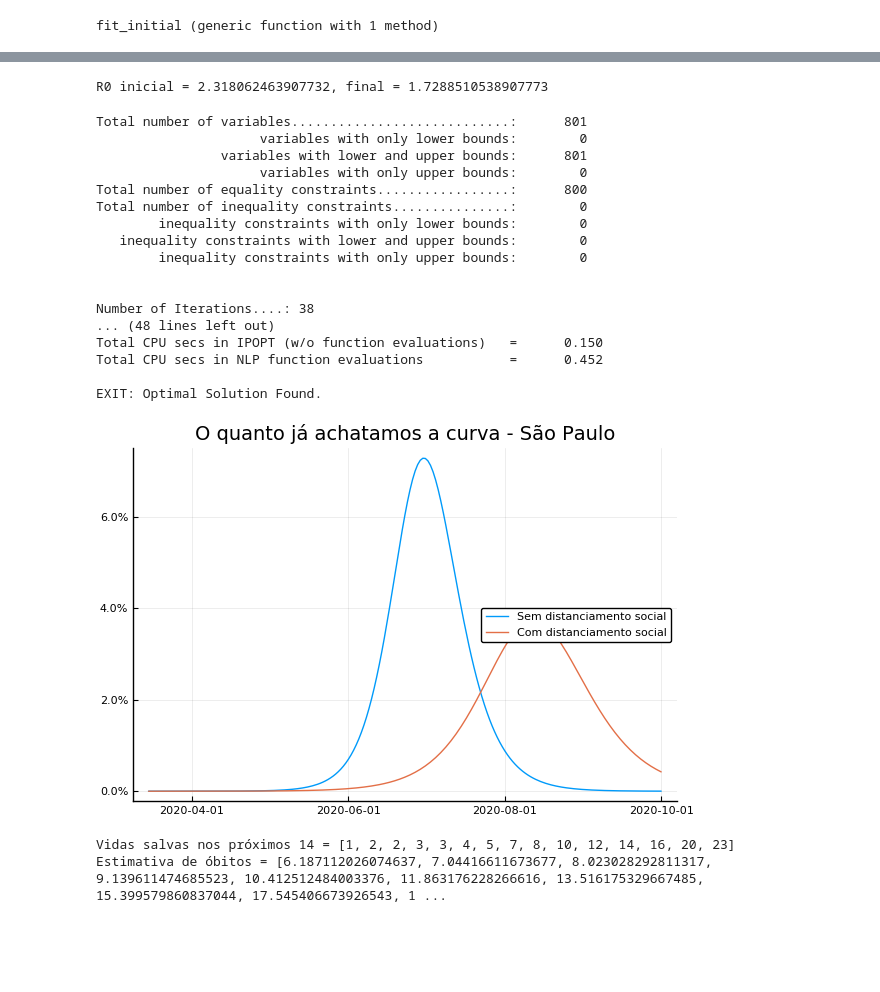
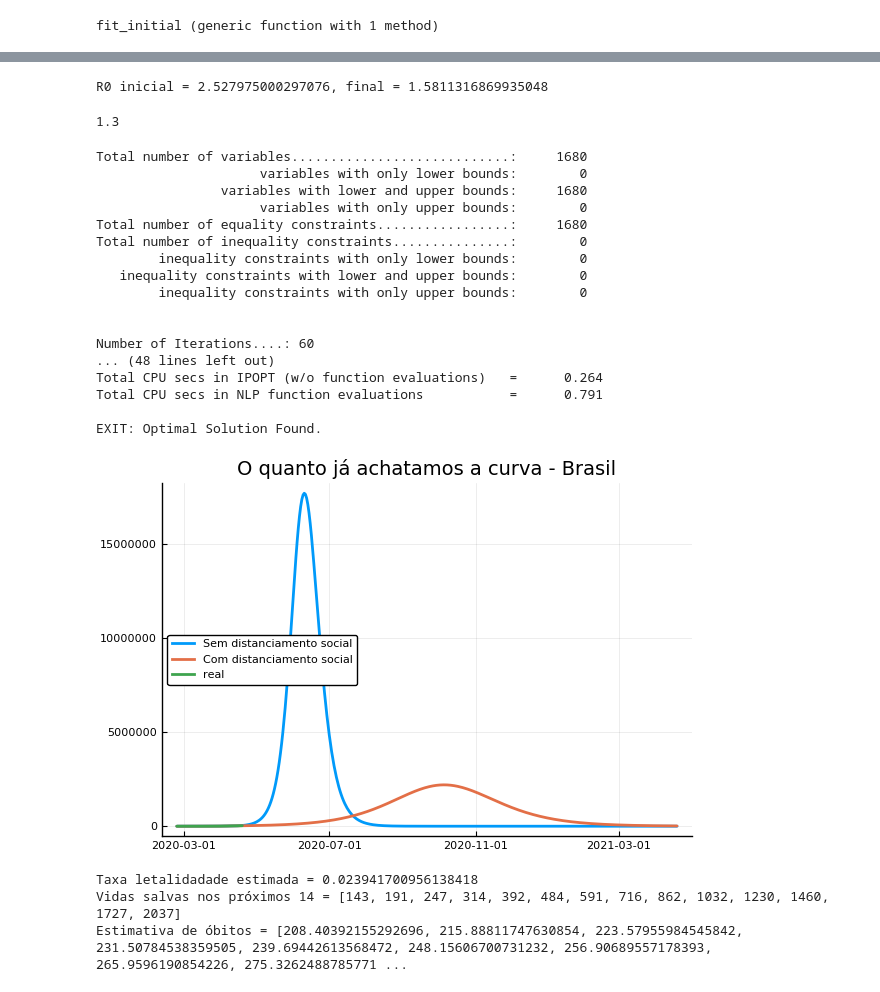
Before and after one commit to pjssilva/Robot-dance, a Jupyter notebook: estima_rt_ctes.ipynb, the cells around one changed output, grey strips where cells are left out. Drawn from its saved outputs; the diff is of its cells as text; code cells hidden in the pictures; blank space fills up the shorter version.

```diff
--- a/estima_rt_ctes.ipynb
+++ b/estima_rt_ctes.ipynb
@@ -135,81 +135,94 @@ janela = 7
 r0_inicial = mean(rt_est[maximum((inicio_quarentena - janela + 1, 1)):inicio_quarentena])
 r0_final = mean(rt_est[end - janela + 1:end])
 print("R0 inicial = $r0_inicial, final = $r0_final")
+r0_final = 1.3
 # %% [output]
-R0 inicial = 2.318062463907732, final = 1.7288510538907773
+R0 inicial = 2.527975000297076, final = 1.5811316869935048
+1.3
 # %%
 # Agora calcula como seria a infeccão somente com a taxa inicial e depois com a
 # nova taxa
 inicio = data.data[tempo_para_curar]
-# fim = inicio + 364*Dates.Day(1)
-fim = Dates.Date(2020, 10, 01)
-datas = inicio:Dates.Day(1):fim
-iparam = SEIR_Parameters(length(datas), value(m[:s][0]), value(m[:e][0]), value(m[:i][0]), value(m[:r][0]))
+fim = data.data[end] + 365*Dates.Day(1)
+#fim = Dates.Date(2020, 07, 01) #Dates.Date(2020, 10, 01)
+dias = inicio:Dates.Day(1):fim
+iparam = SEIR_Parameters(length(dias), value(m[:s][0]), value(m[:e][0]), value(m[:i][0]), value(m[:r][0]))
 lastday = iparam.ndays - 1
+
 m = seir_model(iparam)
 rt = m[:rt]
-
 # Fix all rts
 n_est = length(rt_est)
-for d = 1:n_est - 7
-    fix(rt[d], rt_est[d]; force=true)
+for d = 0:n_est - 7
+    fix(rt[d], rt_est[d + 1]; force=true)
 end
 for d = n_est - 6:lastday
     fix(rt[d], r0_inicial; force=true)
 end
 optimize!(m)
+
 i_antes = copy(value.(m[:i]).data)
 r_antes = copy(value.(m[:r]).data)
-plot(datas, i_antes, legend=:right, label="Sem distanciamento social", yformatter=x->@sprintf("%.1f%%", 100*x))
+plot(dias, populacao.*i_antes, legend=:right, lw=2, label="Sem distanciamento social", yformatter=x->@sprintf("%.0f", x))
 
 m = seir_model(iparam)
 rt = m[:rt]
 
 # Fix all rts
-for d = 1:n_est - 7
-    fix(rt[d], rt_est[d]; force=true)
+for d = 0:n_est - 7
+    fix(rt[d], rt_est[d + 1]; force=true)
 end
 for d = n_est - 6:lastday
     fix(rt[d], r0_final; force=true)
 end
 
 optimize!(m)
+
 i_depois = copy(value.(m[:i]).data)
 r_depois = copy(value.(m[:r]).data)
-plot!(datas, i_depois, label="Com distanciamento social", yformatter=x->@sprintf("%.1f%%", 100*x))
+
+plot!(dias, populacao.*i_depois, label="Com distanciamento social", lw=2, yformatter=x->@sprintf("%.0f", x))
+plot!(data.data[tempo_para_curar:end], populacao.*infectados, lw=2, legend=:left, label="real")
 title!("O quanto já achatamos a curva - $nome")
 # %% [output]
-Total number of variables............................:      801
+Total number of variables............................:     1680
                      variables with only lower bounds:        0
-                variables with lower and upper bounds:      801
+                variables with lower and upper bounds:     1680
                      variables with only upper bounds:        0
-Total number of equality constraints.................:      800
+Total number of equality constraints.................:     1680
 Total number of inequality constraints...............:        0
         inequality constraints with only lower bounds:        0
    inequality constraints with lower and upper bounds:        0
         inequality constraints with only upper bounds:        0
 
 
-Number of Iterations....: 38
+Number of Iterations....: 60
 ... (48 lines left out)
-Total CPU secs in IPOPT (w/o function evaluations)   =      0.150
-Total CPU secs in NLP function evaluations           =      0.452
+Total CPU secs in IPOPT (w/o function evaluations)   =      0.264
+Total CPU secs in NLP function evaluations           =      0.791
 
 EXIT: Optimal Solution Found.
-[figure, old version]
+[figure, new version]
 # %%
 # Estima vidas "salvas"
-taxa_letalidade = 0.02
+
+# Primeiro vamos estimar a taxa de letalidade da última semana
+hoje = data.data[end]
+ind_hoje = (hoje - inicio).value + 1
+entra_r = r_depois[2:ind_hoje] - r_depois[1:ind_hoje-1]
+taxas_letalidade = data[tempo_para_curar + 1: tempo_para_curar + ind_hoje - 1, col["óbitos"]] ./ (populacao.* entra_r)
+taxa_letalidade = mean(taxas_letalidade[end - 6:end])
+println("Taxa letalidadade estimada = $taxa_letalidade")
+
 n_dias = 14
-hoje = Dates.Date(2020, 04, 17)
-ind_hoje = (hoje - inicio).value
-r_antes = r_antes[ind_hoje:ind_hoje + n_dias + 1]
-r_depois = r_depois[ind_hoje:ind_hoje + n_dias + 1]
+r_antes = r_antes[ind_hoje:ind_hoje  + n_dias]
+r_depois = r_depois[ind_hoje:ind_hoje + n_dias]
 obitos_antes = (taxa_letalidade * populacao) .* (r_antes[2:end] .- r_antes[1:end - 1])
 obitos_depois = (taxa_letalidade * populacao) .* (r_depois[2:end] .- r_depois[1:end - 1])
 salvas = Int.(round.(obitos_antes - obitos_depois))
 println("Vidas salvas nos próximos $n_dias = $salvas")
-println("Estimativa de óbitos = ", obitos_antes)
+println("Estimativa de óbitos = ", obitos_depois)
 # %% [output]
-Vidas salvas nos próximos 14 = [1, 2, 2, 3, 3, 4, 5, 7, 8, 10, 12, 14, 16, 20, 23]
-Estimativa de óbitos = [6.187112026074637, 7.04416611673677, 8.023028292811317, 9.139611474685523, 10.412512484003376, 11.863176228266616, 13.516175329667485, 15.399579860837044, 17.545406673926543, 1 ...
+Taxa letalidadade estimada = 0.023941700956138418
+Vidas salvas nos próximos 14 = [143, 191, 247, 314, 392, 484, 591, 716, 862, 1032, 1230, 1460, 1727, 2037]
+Estimativa de óbitos = [208.40392155292696, 215.88811747630854, 223.57955984545842, 231.50784538359505, 239.69442613568472, 248.15606700731232, 256.90689557178393, 265.9596190854226, 275.3262488785771 ...
```
Also changed, not shown: parts of 4 cells of this notebook, 1 other file.
